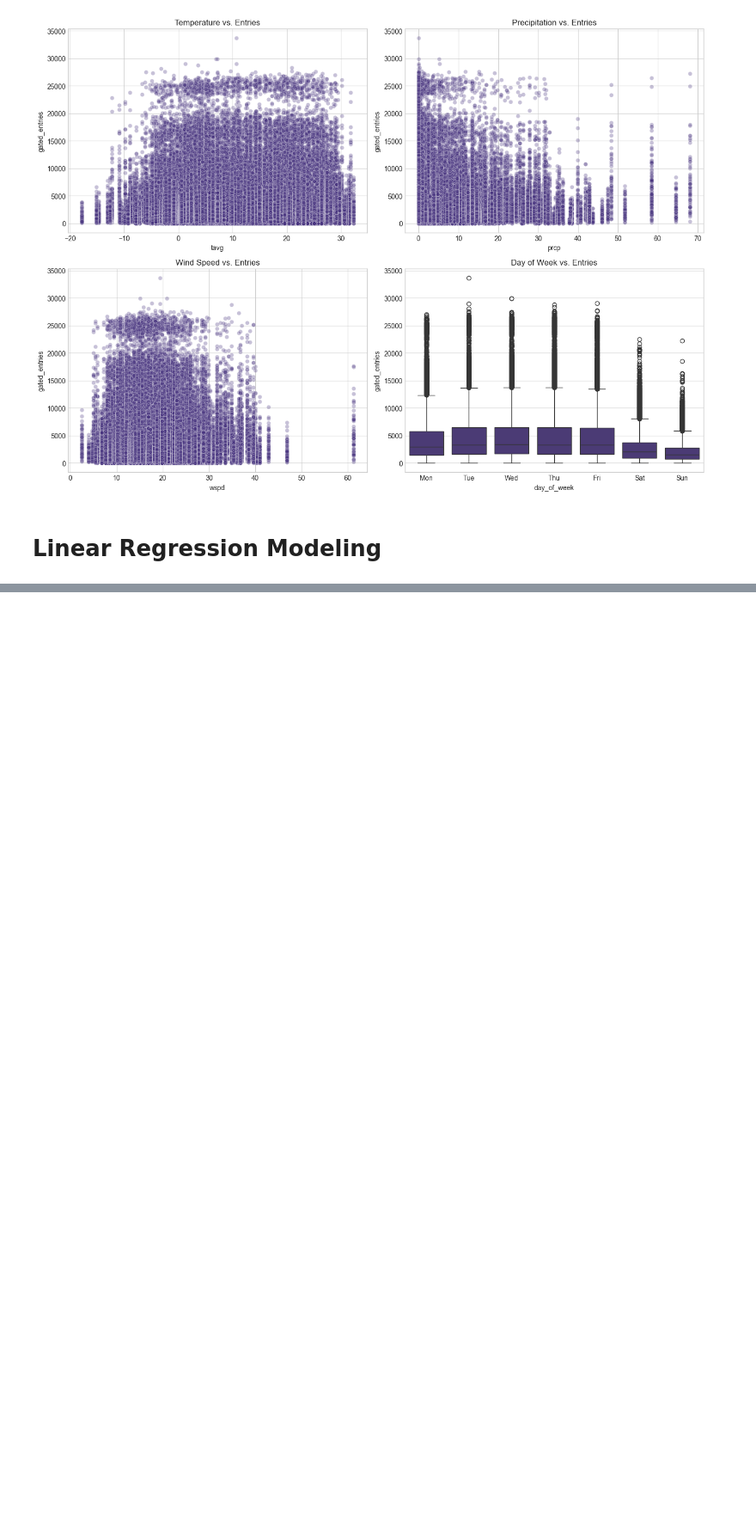
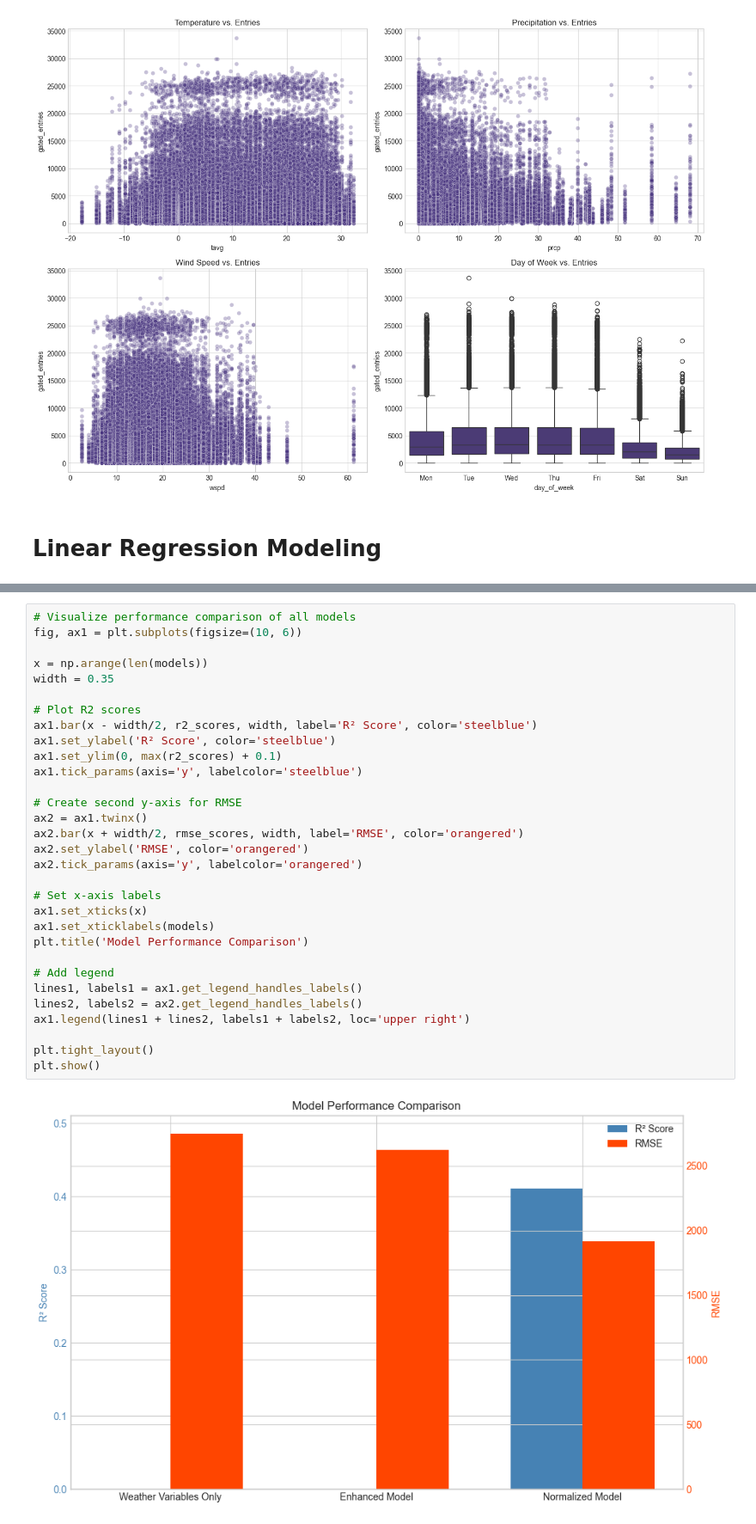
Before and after one commit to Marhvin/CS506-Project, a Jupyter notebook: src/data/initialModels.ipynb, the cells around one changed output, grey strips where cells are left out. Shown at 86% size. Drawn from its saved outputs; the diff is of its cells as text; blank space fills up the shorter version.

```diff
--- a/src/data/initialModels.ipynb
+++ b/src/data/initialModels.ipynb
@@ -330,0 +531,33 @@ wspd: 3.2926
+# %%
+# Visualize performance comparison of all models
+fig, ax1 = plt.subplots(figsize=(10, 6))
+
+x = np.arange(len(models))
+width = 0.35
+
+# Plot R2 scores
+ax1.bar(x - width/2, r2_scores, width, label='R² Score', color='steelblue')
+ax1.set_ylabel('R² Score', color='steelblue')
+ax1.set_ylim(0, max(r2_scores) + 0.1)
+ax1.tick_params(axis='y', labelcolor='steelblue')
+
+# Create second y-axis for RMSE
+ax2 = ax1.twinx()
+ax2.bar(x + width/2, rmse_scores, width, label='RMSE', color='orangered')
+ax2.set_ylabel('RMSE', color='orangered')
+ax2.tick_params(axis='y', labelcolor='orangered')
+
+# Set x-axis labels
+ax1.set_xticks(x)
+ax1.set_xticklabels(models)
+plt.title('Model Performance Comparison')
+
+# Add legend
+lines1, labels1 = ax1.get_legend_handles_labels()
+lines2, labels2 = ax2.get_legend_handles_labels()
+ax1.legend(lines1 + lines2, labels1 + labels2, loc='upper right')
+
+plt.tight_layout()
+plt.show()
+# %% [output]
+[figure, added]
```
Also changed, not shown: parts of 15 cells of this notebook, 2 other files.
